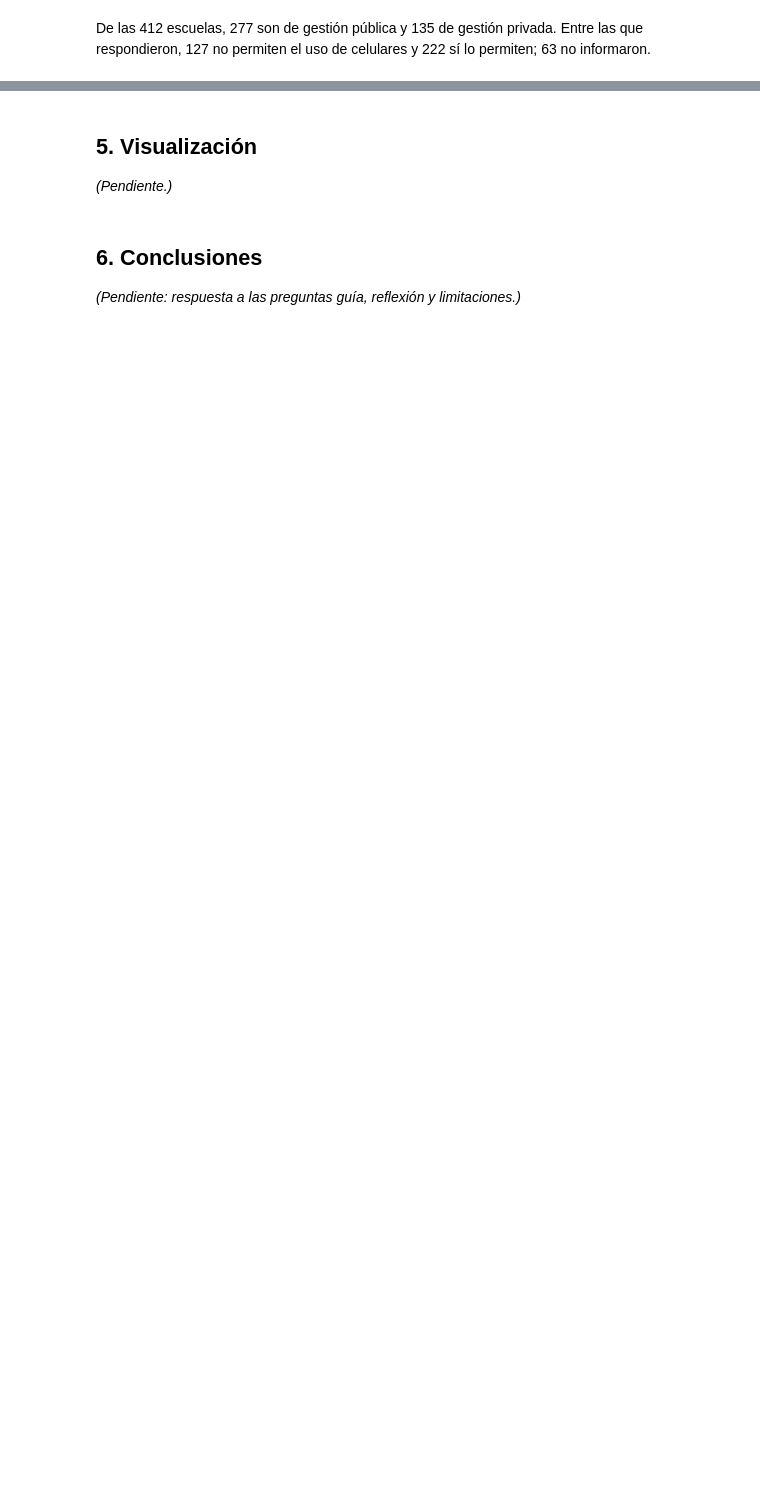
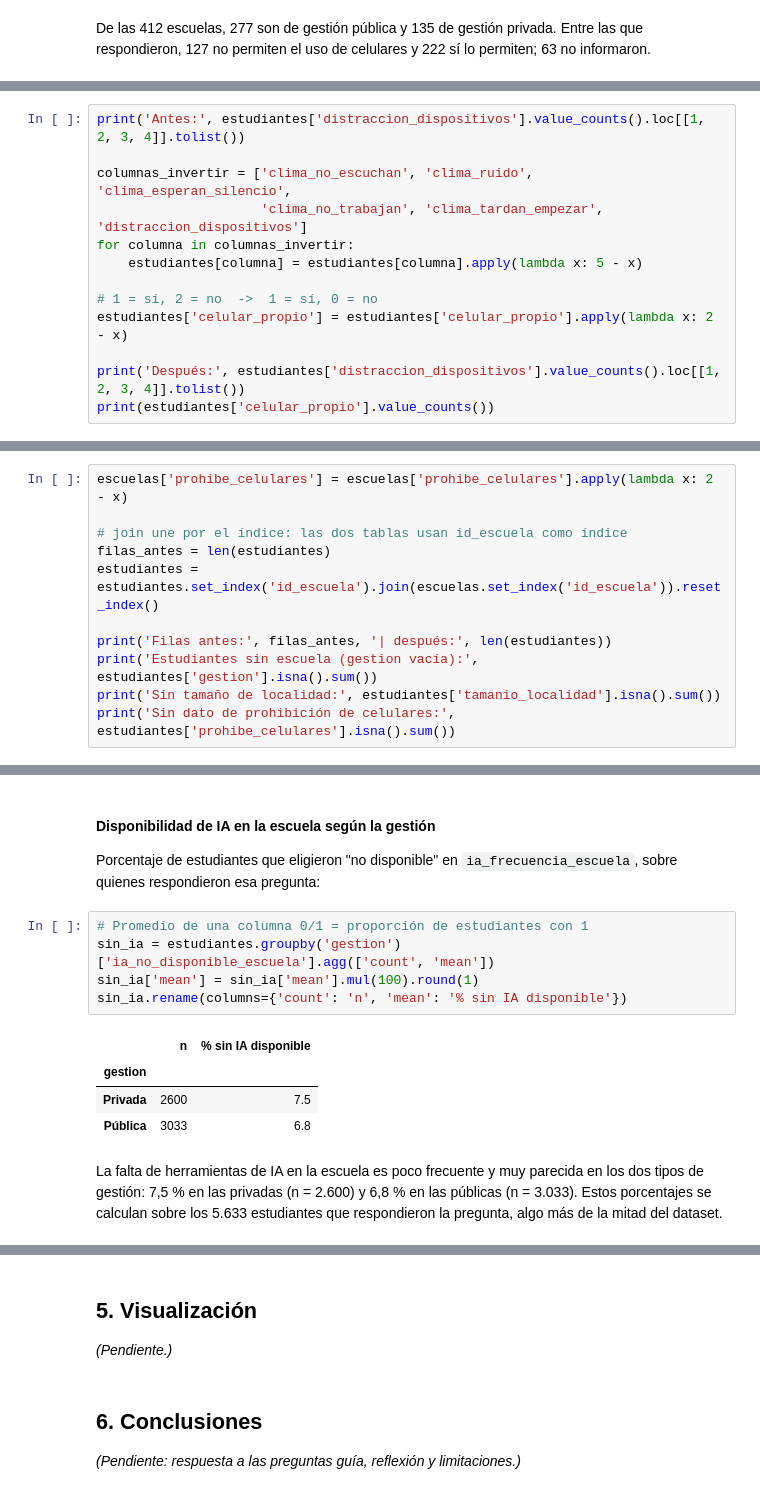
Before and after one commit to ManuelBernardez/PISA-data-analysis, a Jupyter notebook: data_challenge_pisa_argentina.ipynb, the cells around one changed output, grey strips where cells are left out. Cells and saved outputs as stored; diff of their text form; blank space fills up the shorter version.

```diff
--- a/data_challenge_pisa_argentina.ipynb
+++ b/data_challenge_pisa_argentina.ipynb
@@ -279,0 +629,13 @@ De las 412 escuelas, 277 son de gestión pública y 135 de gestión privada. Ent
+# %%
+print('Antes:', estudiantes['distraccion_dispositivos'].value_counts().loc[[1, 2, 3, 4]].tolist())
+
+columnas_invertir = ['clima_no_escuchan', 'clima_ruido', 'clima_esperan_silencio',
+                     'clima_no_trabajan', 'clima_tardan_empezar', 'distraccion_dispositivos']
+for columna in columnas_invertir:
+    estudiantes[columna] = estudiantes[columna].apply(lambda x: 5 - x)
+
+# 1 = sí, 2 = no  ->  1 = sí, 0 = no
+estudiantes['celular_propio'] = estudiantes['celular_propio'].apply(lambda x: 2 - x)
+
+print('Después:', estudiantes['distraccion_dispositivos'].value_counts().loc[[1, 2, 3, 4]].tolist())
+print(estudiantes['celular_propio'].value_counts())
@@ -279,0 +656,11 @@ De las 412 escuelas, 277 son de gestión pública y 135 de gestión privada. Ent
+# %%
+escuelas['prohibe_celulares'] = escuelas['prohibe_celulares'].apply(lambda x: 2 - x)
+
+# join une por el índice: las dos tablas usan id_escuela como índice
+filas_antes = len(estudiantes)
+estudiantes = estudiantes.set_index('id_escuela').join(escuelas.set_index('id_escuela')).reset_index()
+
+print('Filas antes:', filas_antes, '| después:', len(estudiantes))
+print('Estudiantes sin escuela (gestion vacía):', estudiantes['gestion'].isna().sum())
+print('Sin tamaño de localidad:', estudiantes['tamanio_localidad'].isna().sum())
+print('Sin dato de prohibición de celulares:', estudiantes['prohibe_celulares'].isna().sum())
@@ -279,0 +848,15 @@ De las 412 escuelas, 277 son de gestión pública y 135 de gestión privada. Ent
+# %% [markdown]
+#### Disponibilidad de IA en la escuela según la gestión
+Porcentaje de estudiantes que eligieron "no disponible" en `ia_frecuencia_escuela`, sobre quienes respondieron esa pregunta:
+# %%
+# Promedio de una columna 0/1 = proporción de estudiantes con 1
+sin_ia = estudiantes.groupby('gestion')['ia_no_disponible_escuela'].agg(['count', 'mean'])
+sin_ia['mean'] = sin_ia['mean'].mul(100).round(1)
+sin_ia.rename(columns={'count': 'n', 'mean': '% sin IA disponible'})
+# %% [output]
+|  | n | % sin IA disponible |
+| gestion |  |  |
+| Privada | 2600 | 7.5 |
+| Pública | 3033 | 6.8 |
+# %% [markdown]
+La falta de herramientas de IA en la escuela es poco frecuente y muy parecida en los dos tipos de gestión: 7,5 % en las privadas (n = 2.600) y 6,8 % en las públicas (n = 3.033). Estos porcentajes se calculan sobre los 5.633 estudiantes que respondieron la pregunta, algo más de la mitad del dataset.
```
Also changed, not shown: parts of 100 cells of this notebook, 1 other file.
